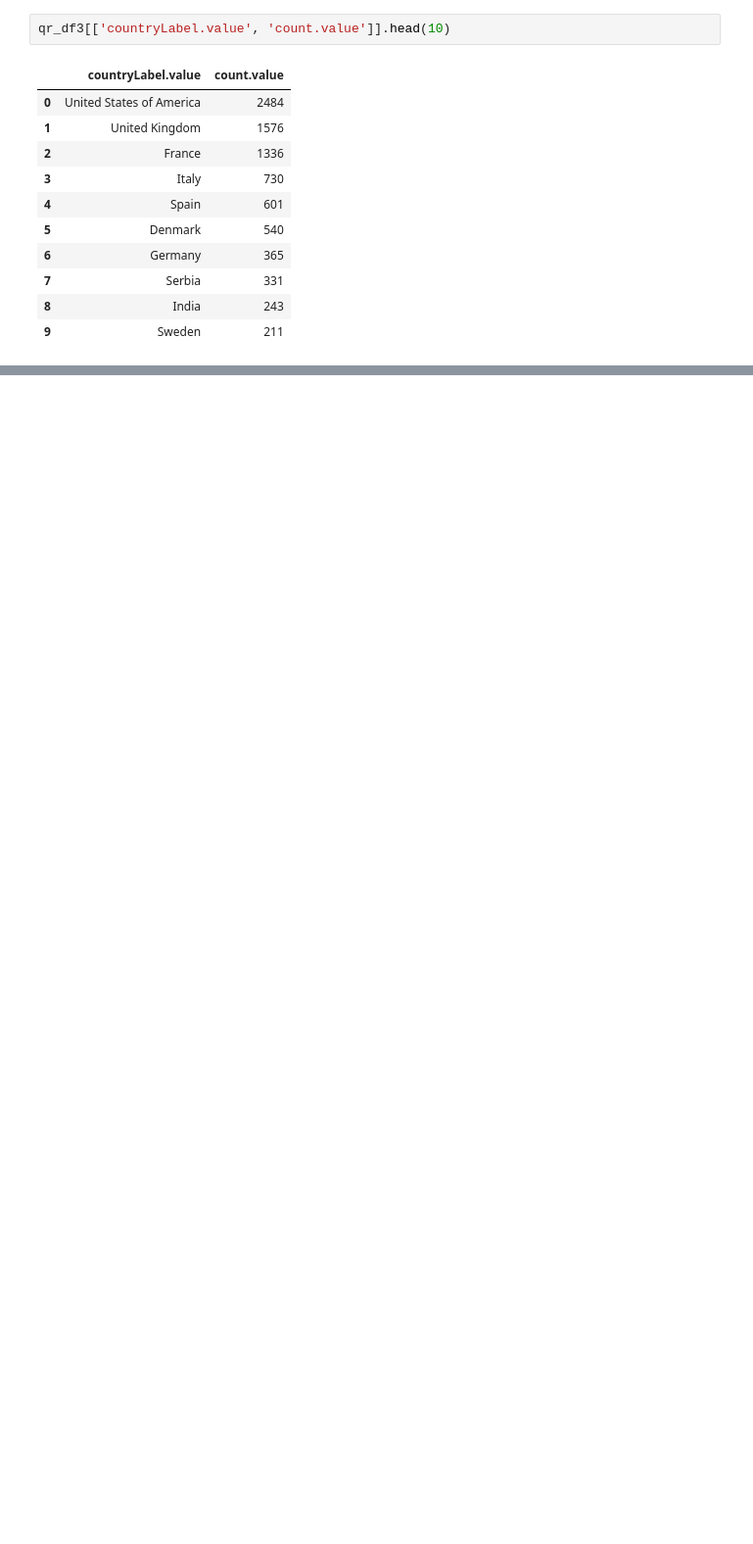
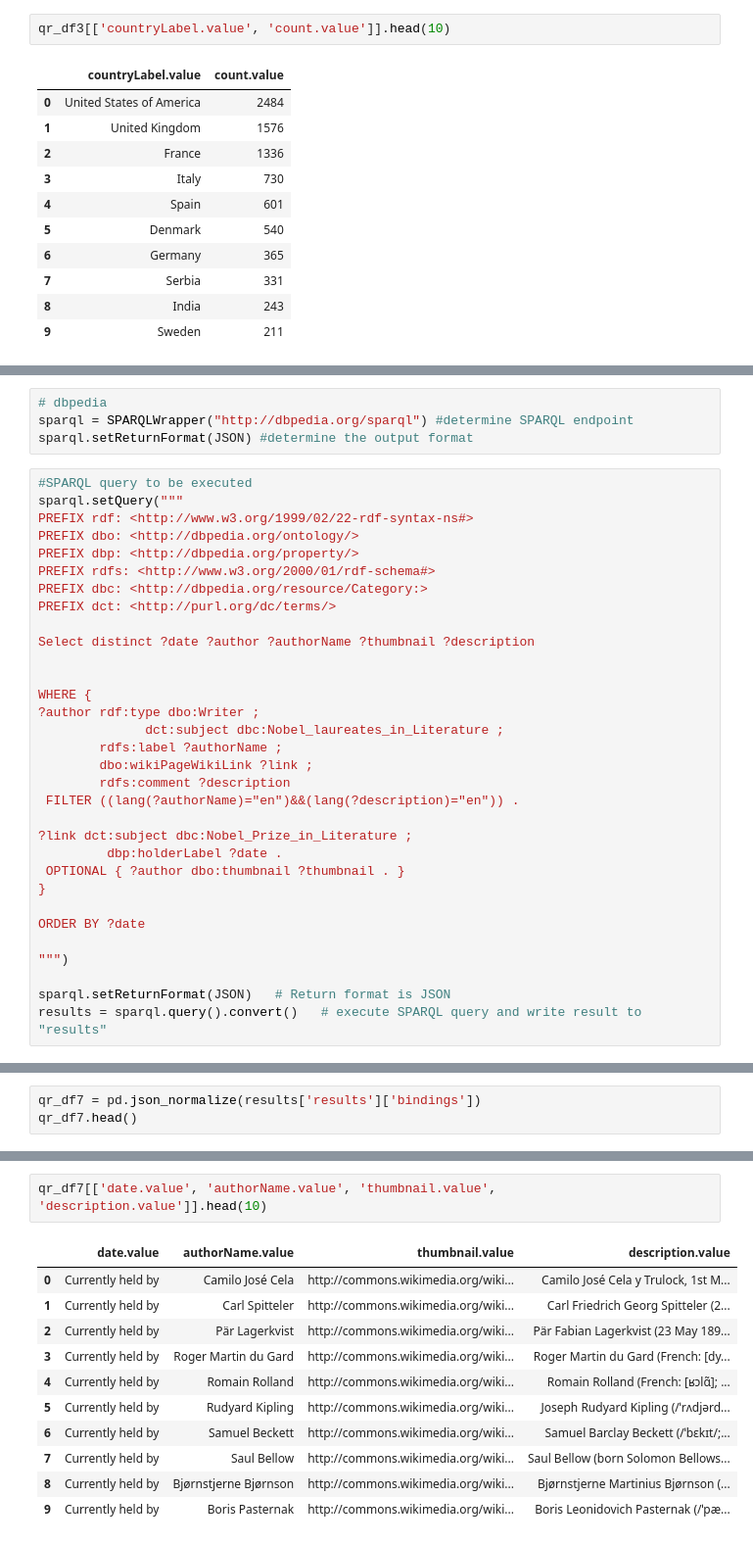
Before and after one commit to oceanumeric/NLP, a Jupyter notebook: KnowledgeGraph/lab3.ipynb, the cells around one changed output, grey strips where cells are left out. Shown at 98% size. Saved outputs shown, nothing was run; the diff lists cells and outputs as text; blank space fills up the shorter version.

```diff
--- a/KnowledgeGraph/lab3.ipynb
+++ b/KnowledgeGraph/lab3.ipynb
@@ -121,0 +230,36 @@ qr_df3[['countryLabel.value', 'count.value']].head(10)
+# %%
+# dbpedia
+sparql = SPARQLWrapper("http://dbpedia.org/sparql") #determine SPARQL endpoint
+sparql.setReturnFormat(JSON) #determine the output format
+# %%
+#SPARQL query to be executed
+sparql.setQuery("""
+PREFIX rdf: <http://www.w3.org/1999/02/22-rdf-syntax-ns#>
+PREFIX dbo: <http://dbpedia.org/ontology/>
+PREFIX dbp: <http://dbpedia.org/property/>
+PREFIX rdfs: <http://www.w3.org/2000/01/rdf-schema#>
+PREFIX dbc: <http://dbpedia.org/resource/Category:>
+PREFIX dct: <http://purl.org/dc/terms/>
+
+Select distinct ?date ?author ?authorName ?thumbnail ?description
+
+
+WHERE {
+?author rdf:type dbo:Writer ;
+              dct:subject dbc:Nobel_laureates_in_Literature ;
+        rdfs:label ?authorName ;
+        dbo:wikiPageWikiLink ?link ;
+        rdfs:comment ?description
+ FILTER ((lang(?authorName)="en")&&(lang(?description)="en")) .
+
+?link dct:subject dbc:Nobel_Prize_in_Literature ;
+         dbp:holderLabel ?date .
+ OPTIONAL { ?author dbo:thumbnail ?thumbnail . }
+}
+
+ORDER BY ?date
+
+""")
+
+sparql.setReturnFormat(JSON)   # Return format is JSON
+results = sparql.query().convert()   # execute SPARQL query and write result to "results"
@@ -121,0 +286,3 @@ qr_df3[['countryLabel.value', 'count.value']].head(10)
+# %%
+qr_df7 = pd.json_normalize(results['results']['bindings'])
+qr_df7.head()
@@ -121,0 +296,14 @@ qr_df3[['countryLabel.value', 'count.value']].head(10)
+# %%
+qr_df7[['date.value', 'authorName.value', 'thumbnail.value', 'description.value']].head(10)
+# %% [output]
+|  | date.value | authorName.value | thumbnail.value | description.value |
+| 0 | Currently held by | Camilo José Cela | http://commons.wikimedia.org/wiki... | Camilo José Cela y Trulock, 1st M... |
+| 1 | Currently held by | Carl Spitteler | http://commons.wikimedia.org/wiki... | Carl Friedrich Georg Spitteler (2... |
+| 2 | Currently held by | Pär Lagerkvist | http://commons.wikimedia.org/wiki... | Pär Fabian Lagerkvist (23 May 189... |
+| 3 | Currently held by | Roger Martin du Gard | http://commons.wikimedia.org/wiki... | Roger Martin du Gard (French: [dy... |
+| 4 | Currently held by | Romain Rolland | http://commons.wikimedia.org/wiki... | Romain Rolland (French: [ʁɔlɑ̃]; ... |
+| 5 | Currently held by | Rudyard Kipling | http://commons.wikimedia.org/wiki... | Joseph Rudyard Kipling (/ˈrʌdjərd... |
+| 6 | Currently held by | Samuel Beckett | http://commons.wikimedia.org/wiki... | Samuel Barclay Beckett (/ˈbɛkɪt/;... |
+| 7 | Currently held by | Saul Bellow | http://commons.wikimedia.org/wiki... | Saul Bellow (born Solomon Bellows... |
+| 8 | Currently held by | Bjørnstjerne Bjørnson | http://commons.wikimedia.org/wiki... | Bjørnstjerne Martinius Bjørnson (... |
+| 9 | Currently held by | Boris Pasternak | http://commons.wikimedia.org/wiki... | Boris Leonidovich Pasternak (/ˈpæ... |
```
Also changed, not shown: parts of 13 cells of this notebook.
